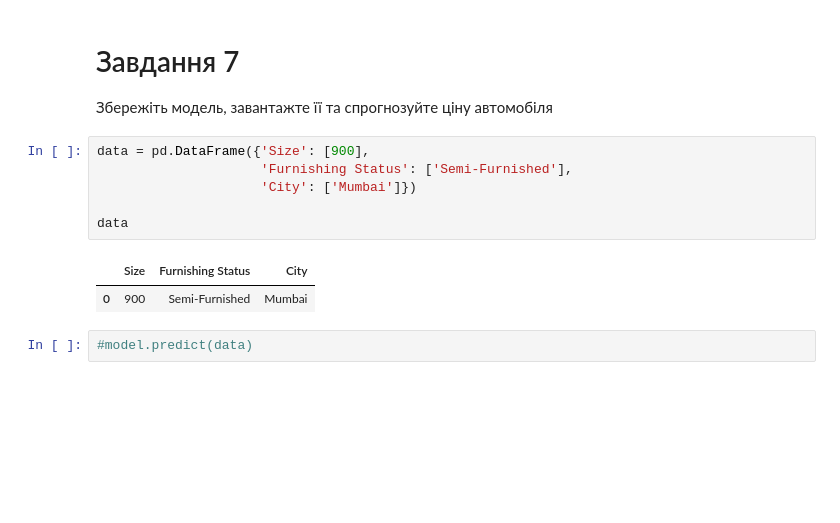
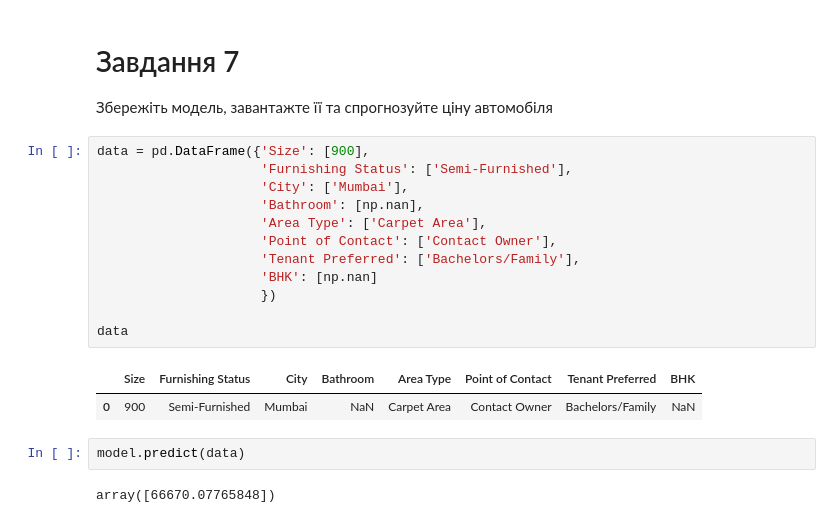
Before and after one commit to YuriiKlim/AI, a Jupyter notebook: HW7.ipynb, the cells around one changed output. Saved outputs shown, nothing was run; the diff lists cells and outputs as text; blank space fills up the shorter version.

```diff
--- a/HW7.ipynb
+++ b/HW7.ipynb
@@ -324,11 +381,19 @@ all_metrics
 # %%
 data = pd.DataFrame({'Size': [900],
                      'Furnishing Status': ['Semi-Furnished'],
-                     'City': ['Mumbai']})
+                     'City': ['Mumbai'],
+                     'Bathroom': [np.nan],
+                     'Area Type': ['Carpet Area'],
+                     'Point of Contact': ['Contact Owner'],
+                     'Tenant Preferred': ['Bachelors/Family'],
+                     'BHK': [np.nan]
+                     })
 
 data
 # %% [output]
-|  | Size | Furnishing Status | City |
-| 0 | 900 | Semi-Furnished | Mumbai |
+|  | Size | Furnishing Status | City | Bathroom | Area Type | Point of Contact | Tenant Preferred | BHK |
+| 0 | 900 | Semi-Furnished | Mumbai | NaN | Carpet Area | Contact Owner | Bachelors/Family | NaN |
 # %%
-#model.predict(data)
+model.predict(data)
+# %% [output]
+array([66670.07765848])
```
Also changed, not shown: parts of 16 cells of this notebook.
